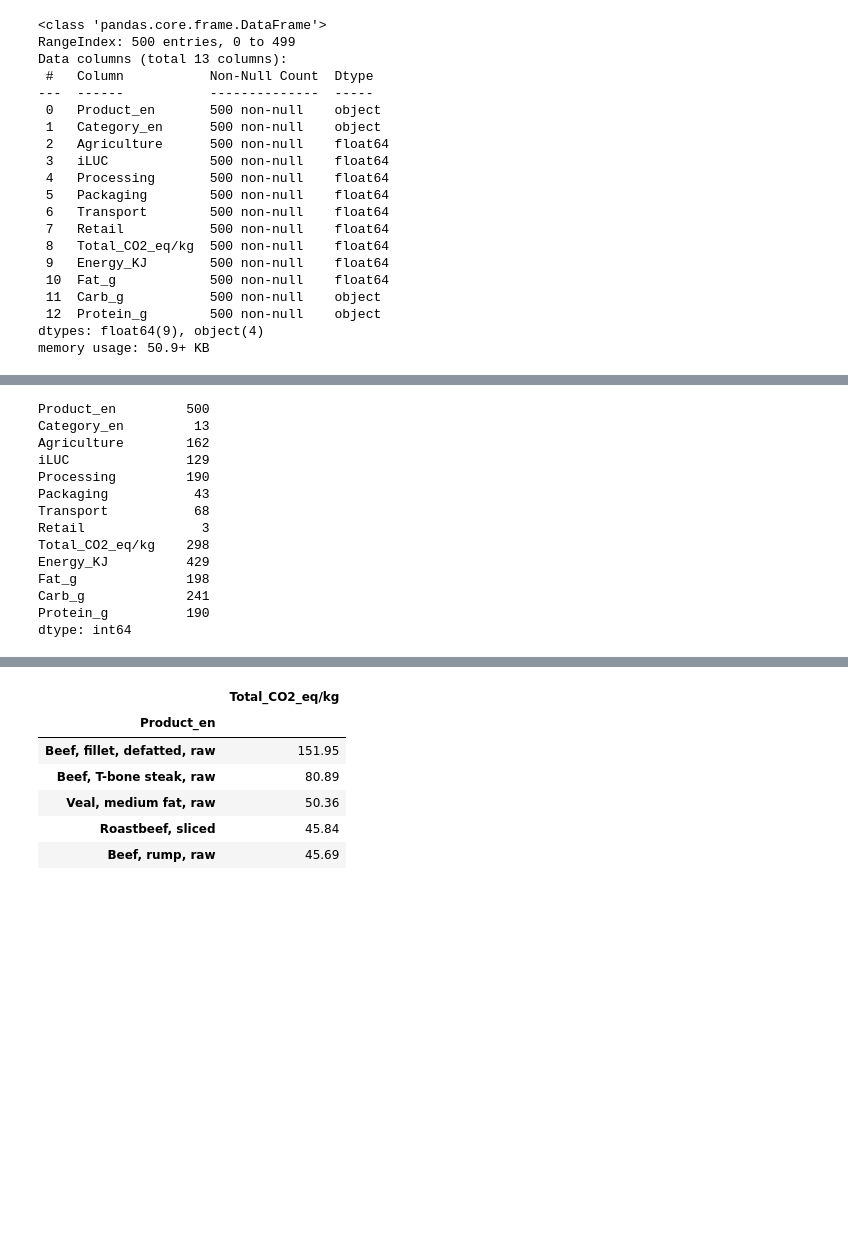
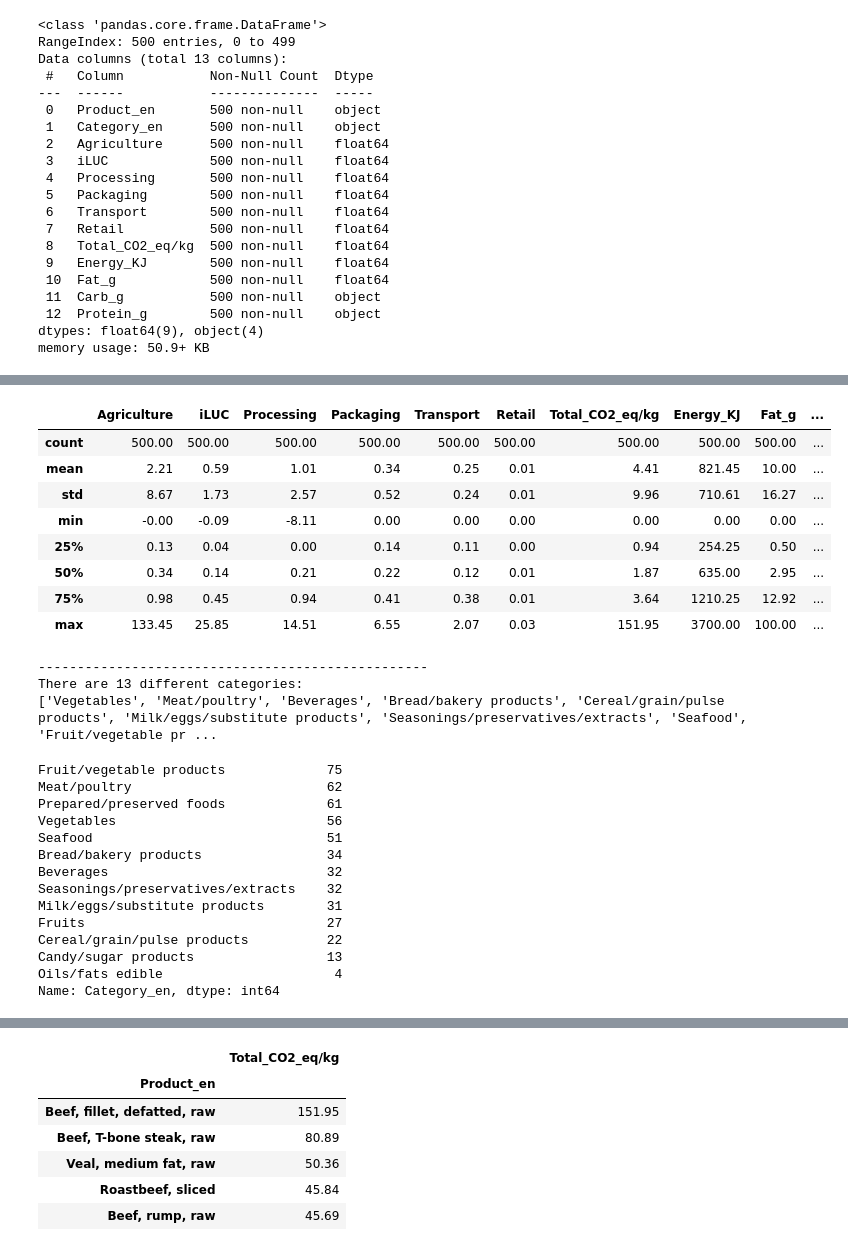
Before and after one commit to mrchapagain/iCare, a Jupyter notebook: ConcitoDataAnalytics.ipynb, the cells around one changed output, grey strips where cells are left out. Drawn from its saved outputs; the diff is of its cells as text; code cells hidden in the pictures; blank space fills up the shorter version.

```diff
--- a/ConcitoDataAnalytics.ipynb
+++ b/ConcitoDataAnalytics.ipynb
@@ -105,11 +72,3 @@ Data columns (total 13 columns):
  12  Protein_g        500 non-null    object
 dtypes: float64(9), object(4)
 memory usage: 50.9+ KB
-# %%
-"""# Here need to change Carb_g & Protein_g data object data type to float data type
-selected_data["Carb_g"]= [float(str(i).replace(",", "")) for i in selected_data.Carb_g]]
-
-
-#df = df.replace(r'^\s*$', np.nan, regex=True)
-#selected_data["Protein_g"]= selected_data.Protein_g.astype(float, errors='coerce')
-selected_data.info()"""
@@ -135,0 +78,6 @@ dtype: int64
+# %%
+# Change column from "Object" type to "Float" type.
+selected_data['Carb_g'] = pd.to_numeric(selected_data['Carb_g'], errors = 'coerce')
+selected_data['Protein_g'] = pd.to_numeric(selected_data['Protein_g'], errors = 'coerce')
+# Lets check the change
+selected_data.info()
@@ -135,0 +127,11 @@ dtype: int64
+# %%
+# After looking other similar rows, NaN value can be replaced with average of these rows
+#selected_data[["Carb_g", 'Protein_g']][49:50].replace(np.nan, 0)
+#selected_data[["Carb_g", 'Protein_g']].iloc[49:50]
+#selected_data.info()
+
+# I could not change or replace NaN value with replace() or fillna() method, which i would like to replace with 3.5 and 13.0. So i use inefficient method.
+selected_data["Carb_g"].iloc[49:50]= 3.5
+selected_data['Protein_g'].iloc[49:50]= 13.0
+selected_data[["Carb_g", 'Protein_g']].iloc[49:50]
+#"""Everything look okey by now"""
@@ -136,18 +145,41 @@ dtype: int64
+# %%
+# To overview the statistic on Dataset/Columns
+selected_data.describe().round(decimals = 2)
+# %% [output]
+|  | Agriculture | iLUC | Processing | Packaging | Transport | Retail | Total_CO2_eq/kg | Energy_KJ | Fat_g | ... |
+| count | 500.00 | 500.00 | 500.00 | 500.00 | 500.00 | 500.00 | 500.00 | 500.00 | 500.00 | ... |
+| mean | 2.21 | 0.59 | 1.01 | 0.34 | 0.25 | 0.01 | 4.41 | 821.45 | 10.00 | ... |
+| std | 8.67 | 1.73 | 2.57 | 0.52 | 0.24 | 0.01 | 9.96 | 710.61 | 16.27 | ... |
+| min | -0.00 | -0.09 | -8.11 | 0.00 | 0.00 | 0.00 | 0.00 | 0.00 | 0.00 | ... |
+| 25% | 0.13 | 0.04 | 0.00 | 0.14 | 0.11 | 0.00 | 0.94 | 254.25 | 0.50 | ... |
+| 50% | 0.34 | 0.14 | 0.21 | 0.22 | 0.12 | 0.01 | 1.87 | 635.00 | 2.95 | ... |
+| 75% | 0.98 | 0.45 | 0.94 | 0.41 | 0.38 | 0.01 | 3.64 | 1210.25 | 12.92 | ... |
+| max | 133.45 | 25.85 | 14.51 | 6.55 | 2.07 | 0.03 | 151.95 | 3700.00 | 100.00 | ... |
+# %%
+# Now lets have a look, how many categories are there!
+unique_value = selected_data["Category_en"].unique()
+print("-----"*10)
+print(f"There are {len(unique_value)} different categories:")
+print(list(unique_value))
+# %% [output]
+--------------------------------------------------
+There are 13 different categories:
+['Vegetables', 'Meat/poultry', 'Beverages', 'Bread/bakery products', 'Cereal/grain/pulse products', 'Milk/eggs/substitute products', 'Seasonings/preservatives/extracts', 'Seafood', 'Fruit/vegetable pr ...
 # %%
-# Inspect the numbers of "UNIQUE" values of each columns
-selected_data.nunique()
+# Inspect the numbers of rows for each category from "Category_en" columns
+selected_data['Category_en'].value_counts()
 # %% [output]
-Product_en         500
-Category_en         13
-Agriculture        162
-iLUC               129
-Processing         190
-Packaging           43
-Transport           68
-Retail               3
-Total_CO2_eq/kg    298
-Energy_KJ          429
-Fat_g              198
-Carb_g             241
-Protein_g          190
-dtype: int64
+Fruit/vegetable products             75
+Meat/poultry                         62
+Prepared/preserved foods             61
+Vegetables                           56
+Seafood                              51
+Bread/bakery products                34
+Beverages                            32
+Seasonings/preservatives/extracts    32
+Milk/eggs/substitute products        31
+Fruits                               27
+Cereal/grain/pulse products          22
+Candy/sugar products                 13
+Oils/fats edible                      4
+Name: Category_en, dtype: int64
```
Also changed, not shown: parts of 27 cells of this notebook.
